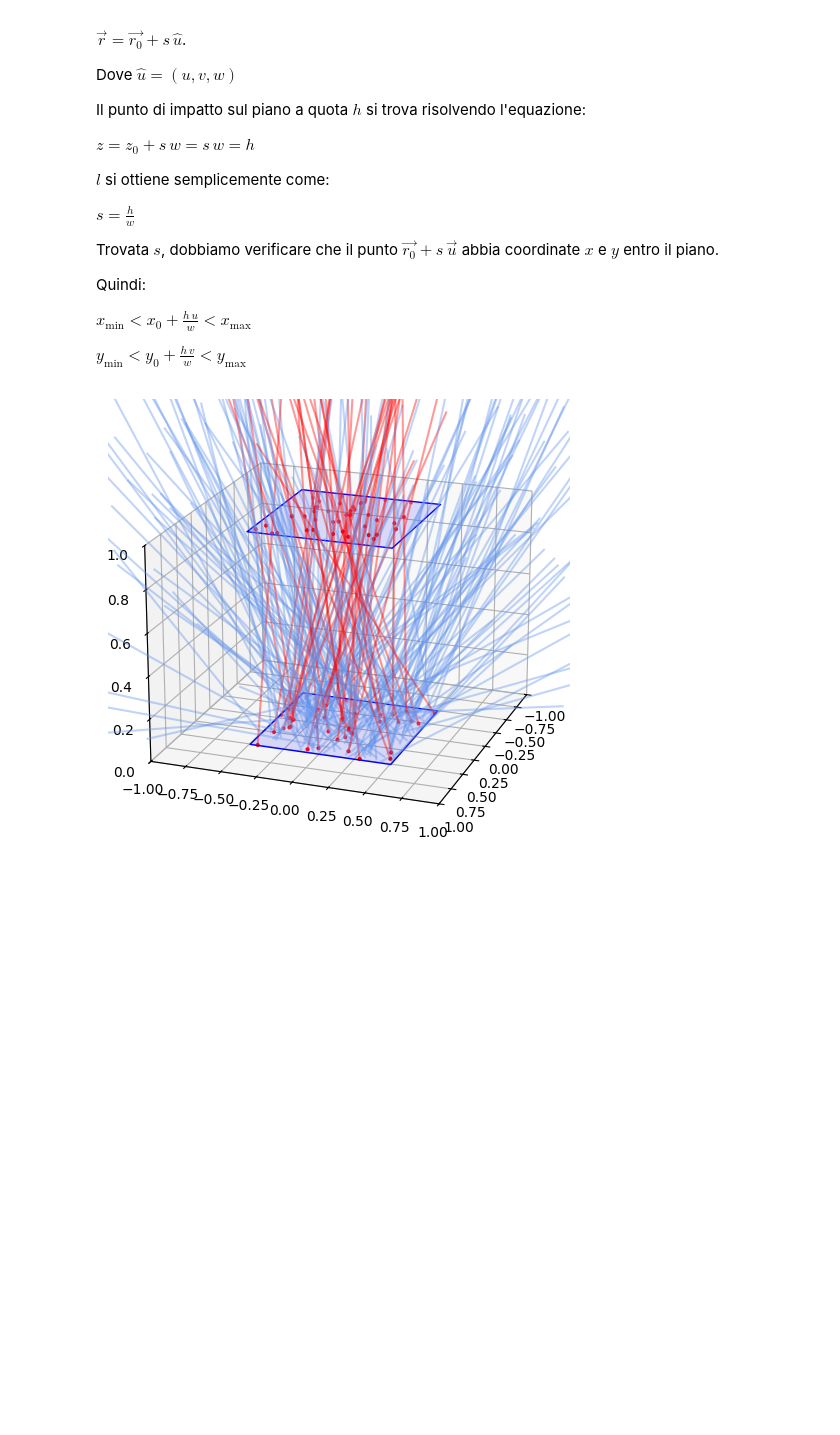
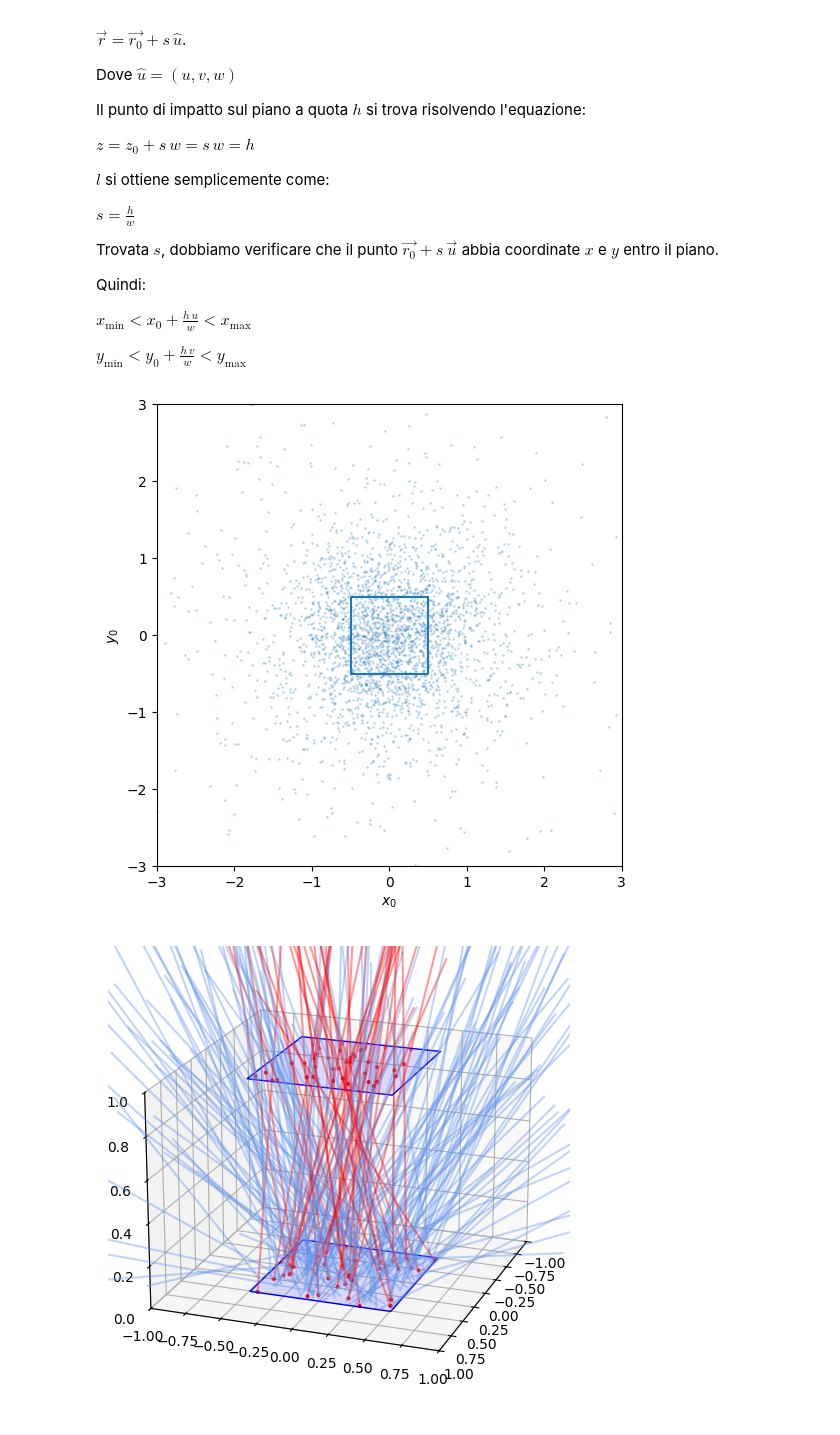
Before and after one commit to lucalista/analisi-dati-2025, a Jupyter notebook: 08.02.00__Generatore_Monte_Carlo_di_raggi_cosmici.ipynb, the cells around one changed output. Saved outputs shown, nothing was run; the diff lists cells and outputs as text; code cells hidden in the pictures; blank space fills up the shorter version.

```diff
--- a/08.02.00__Generatore_Monte_Carlo_di_raggi_cosmici.ipynb
+++ b/08.02.00__Generatore_Monte_Carlo_di_raggi_cosmici.ipynb
@@ -199,6 +199,18 @@ x1s = x0s + plane_h*us/ws
 y1s = y0s + plane_h*vs/ws
 z1s = np.full(n, plane_h)
 hits = (-0.5 < x1s) & (x1s < 0.5) & (-0.5 < y1s) & (y1s < 0.5)
+# %%
+plt.figure(figsize=(6, 6))
+nmax = 3000
+plt.scatter(x1s[:nmax], y1s[:nmax], s=1, alpha=0.2)
+plt.xlabel(r'$x_0$')
+plt.ylabel(r'$y_0$')
+plt.xlim(-3, 3)
+plt.ylim(-3, 3)
+plt.plot([-0.5, -0.5, 0.5, 0.5, -0.5], [-0.5, 0.5, 0.5, -0.5, -0.5])
+plt.show()
+# %% [output]
+[figure, added]
 # %%
 colors = np.where(hits, 'red', 'cornflowerblue')
 # %%
```
Also changed, not shown: parts of 1 cell of this notebook.
